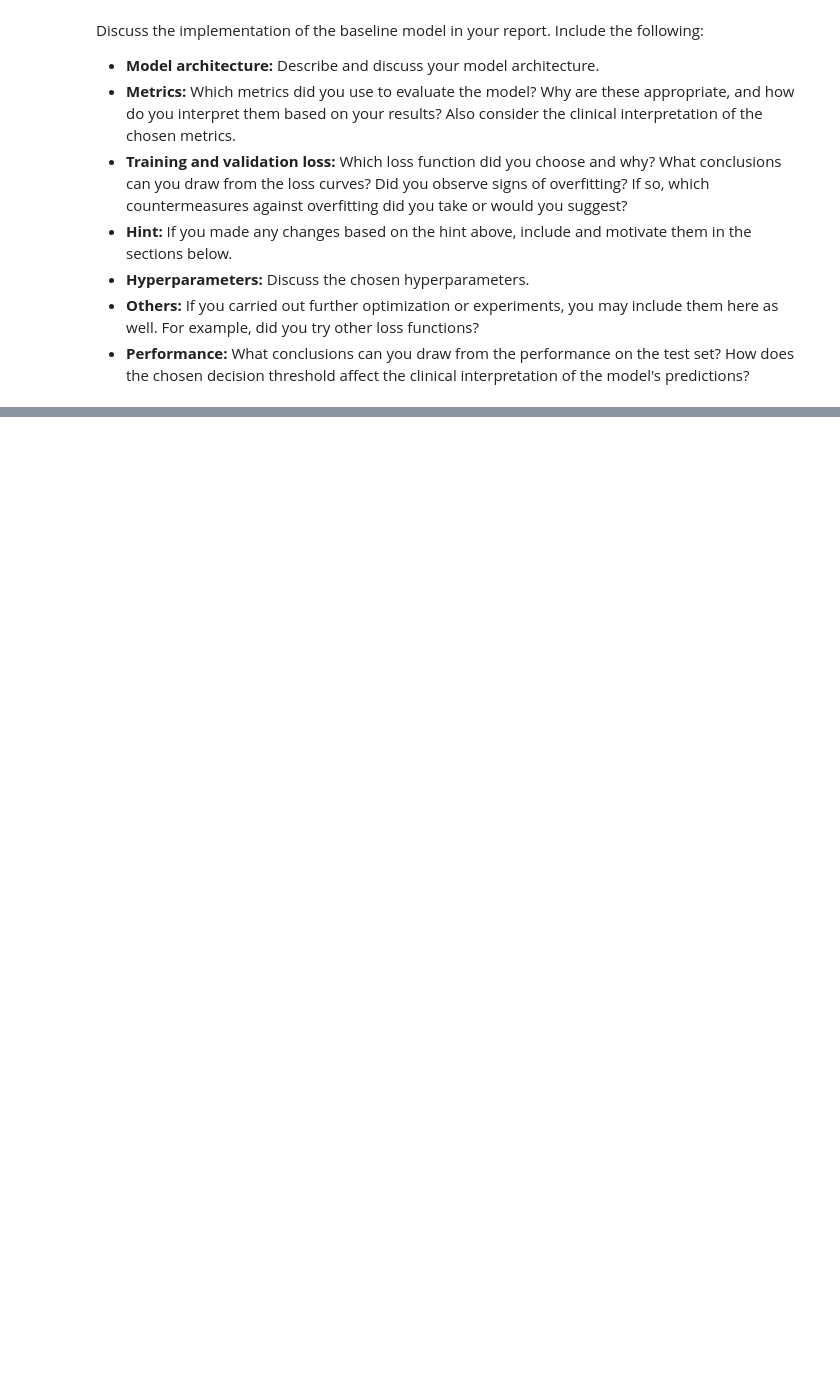
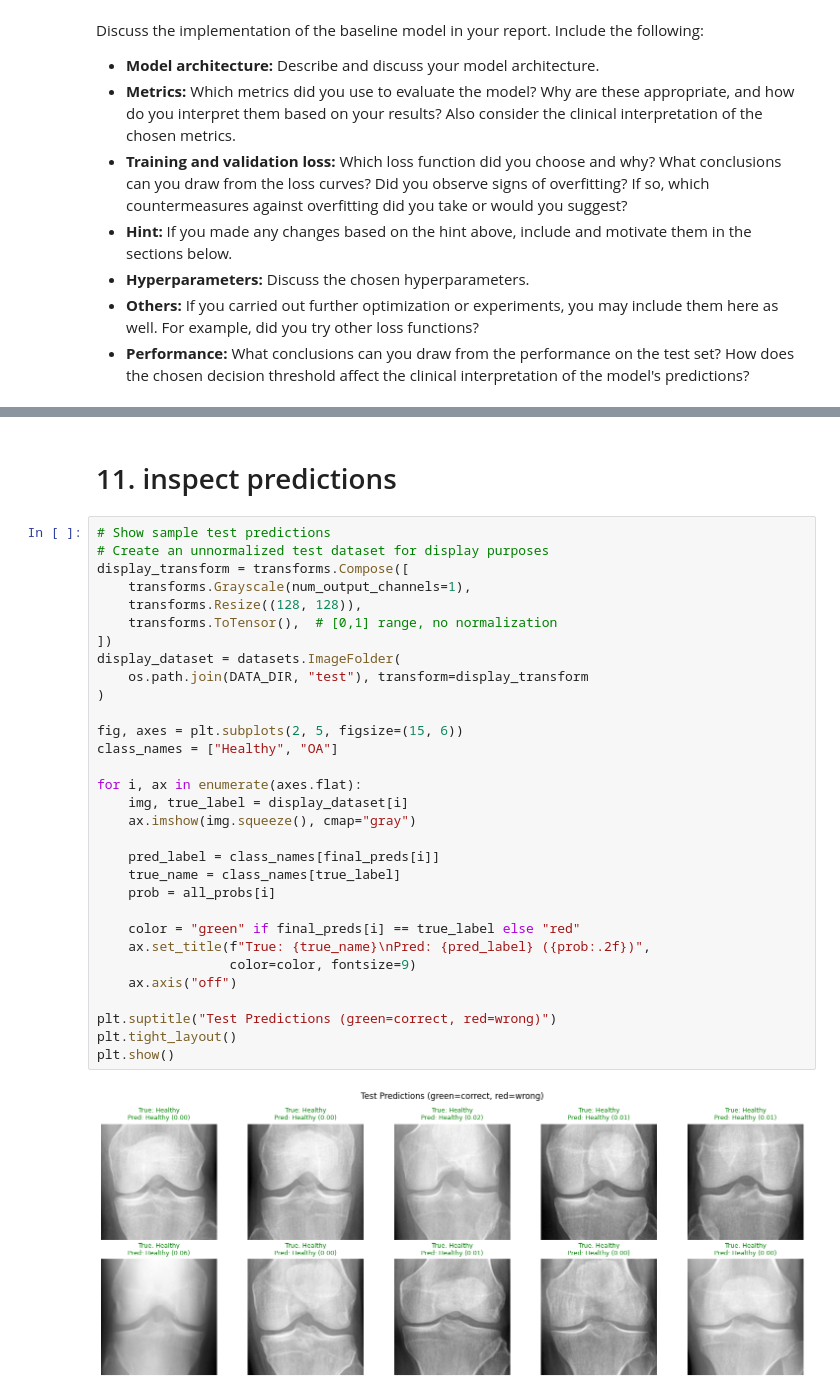
Before and after one commit to cornelka/ugentAI_kneeOA, a Jupyter notebook: notebooks/2_basemodel/baseline.ipynb, the cells around one changed output, grey strips where cells are left out. Cells and saved outputs as stored; diff of their text form; blank space fills up the shorter version.

```diff
--- a/notebooks/2_basemodel/baseline.ipynb
+++ b/notebooks/2_basemodel/baseline.ipynb
@@ -50,0 +499,35 @@ Discuss the implementation of the baseline model in your report. Include the fol
+# %% [markdown]
+# 11. inspect predictions
+# %%
+# Show sample test predictions
+# Create an unnormalized test dataset for display purposes
+display_transform = transforms.Compose([
+    transforms.Grayscale(num_output_channels=1),
+    transforms.Resize((128, 128)),
+    transforms.ToTensor(),  # [0,1] range, no normalization
+])
+display_dataset = datasets.ImageFolder(
+    os.path.join(DATA_DIR, "test"), transform=display_transform
+)
+
+fig, axes = plt.subplots(2, 5, figsize=(15, 6))
+class_names = ["Healthy", "OA"]
+
+for i, ax in enumerate(axes.flat):
+    img, true_label = display_dataset[i]
+    ax.imshow(img.squeeze(), cmap="gray")
+
+    pred_label = class_names[final_preds[i]]
+    true_name = class_names[true_label]
+    prob = all_probs[i]
+
+    color = "green" if final_preds[i] == true_label else "red"
+    ax.set_title(f"True: {true_name}\nPred: {pred_label} ({prob:.2f})",
+                 color=color, fontsize=9)
+    ax.axis("off")
+
+plt.suptitle("Test Predictions (green=correct, red=wrong)")
+plt.tight_layout()
+plt.show()
+# %% [output]
+[figure, added]
```
Also changed, not shown: parts of 22 cells of this notebook, 3 other files.
